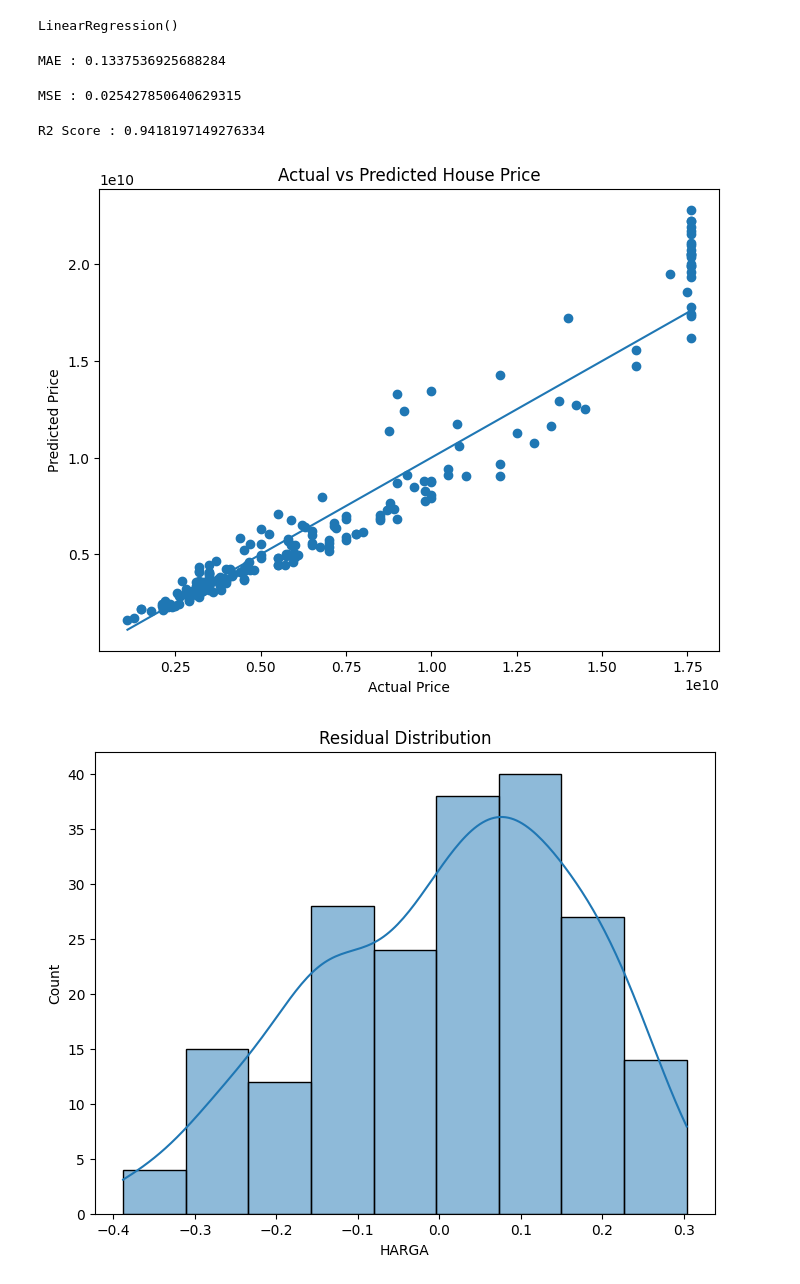
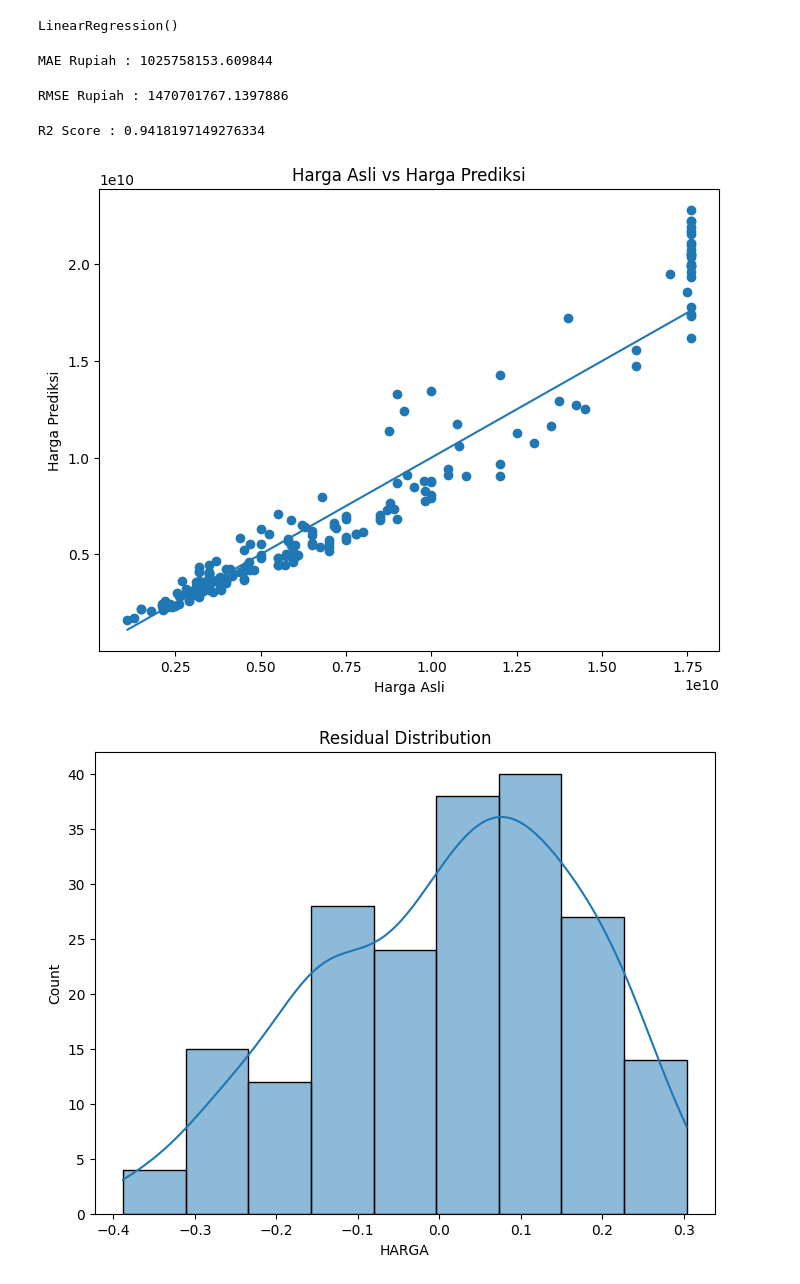
Before and after one commit to LeywinGrey/prdiksi-rumah, a Jupyter notebook: code.ipynb, the cells around one changed output. Saved outputs shown, nothing was run; the diff lists cells and outputs as text; code cells hidden in the pictures.

```diff
--- a/code.ipynb
+++ b/code.ipynb
@@ -218,23 +227,25 @@ y_pred = model.predict(
     X_test_scaled
 )
 # %%
-mae = mean_absolute_error(
-    y_test,
-    y_pred
+mae_asli = mean_absolute_error(
+    np.expm1(y_test),
+    np.expm1(y_pred)
 )
 
-print('MAE :', mae)
+print('MAE Rupiah :', mae_asli)
 # %% [output]
-MAE : 0.1337536925688284
+MAE Rupiah : 1025758153.609844
 # %%
-mse = mean_squared_error(
-    y_test,
-    y_pred
+rmse_asli = np.sqrt(
+    mean_squared_error(
+        np.expm1(y_test),
+        np.expm1(y_pred)
+    )
 )
 
-print('MSE :', mse)
+print('RMSE Rupiah :', rmse_asli)
 # %% [output]
-MSE : 0.025427850640629315
+RMSE Rupiah : 1470701767.1397886
 # %%
 r2 = r2_score(
     y_test,
@@ -247,24 +258,24 @@ R2 Score : 0.9418197149276334
 # %%
 y_test_real = np.expm1(y_test)
 y_pred_real = np.expm1(y_pred)
 
 plt.figure(figsize=(8,6))
 
 plt.scatter(y_test_real, y_pred_real)
 
 plt.plot(
     [y_test_real.min(), y_test_real.max()],
     [y_test_real.min(), y_test_real.max()],
 )
 
-plt.xlabel('Actual Price')
-plt.ylabel('Predicted Price')
+plt.xlabel('Harga Asli')
+plt.ylabel('Harga Prediksi')
 
-plt.title('Actual vs Predicted House Price')
+plt.title('Harga Asli vs Harga Prediksi')
 
 plt.show()
 # %% [output]
-[figure, old version]
+[figure, new version]
 # %%
 residual = y_test - y_pred
 
```
Also changed, not shown: parts of 6 cells of this notebook, 2 other files.
